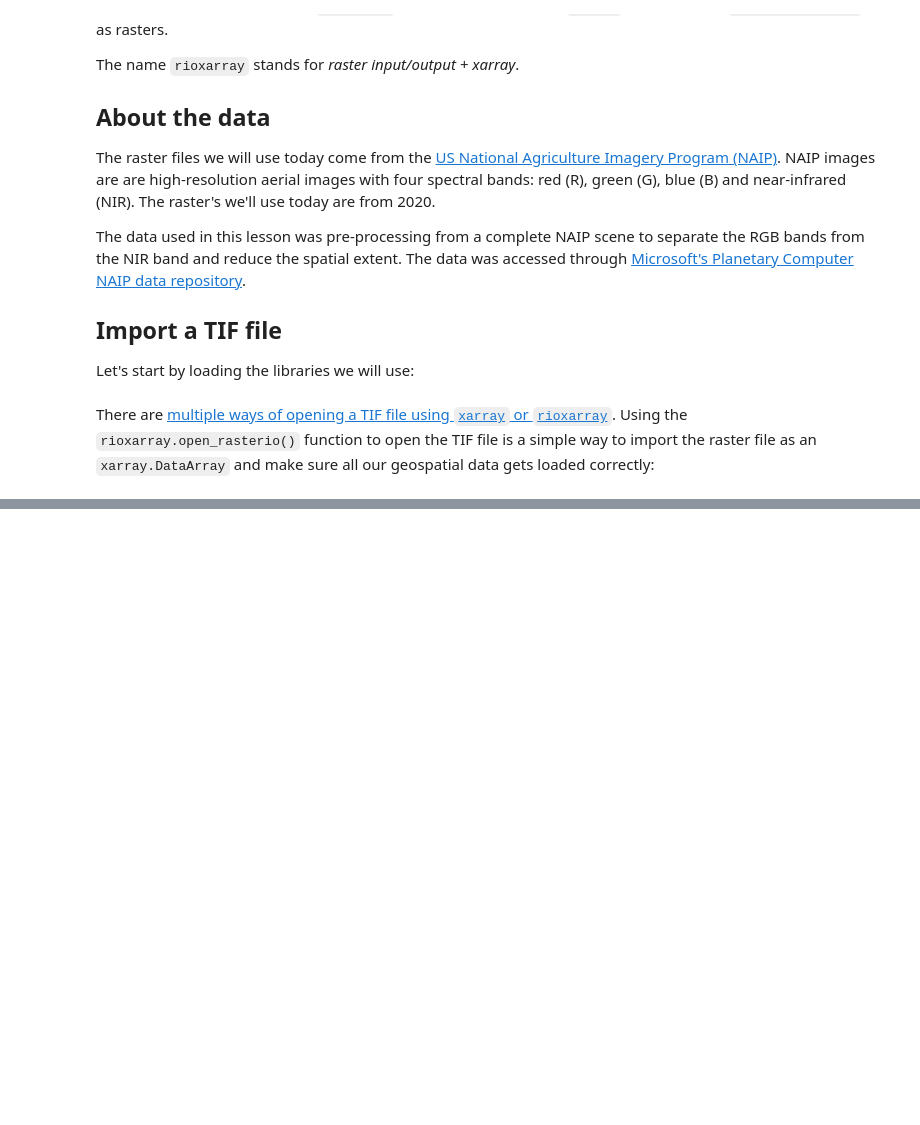
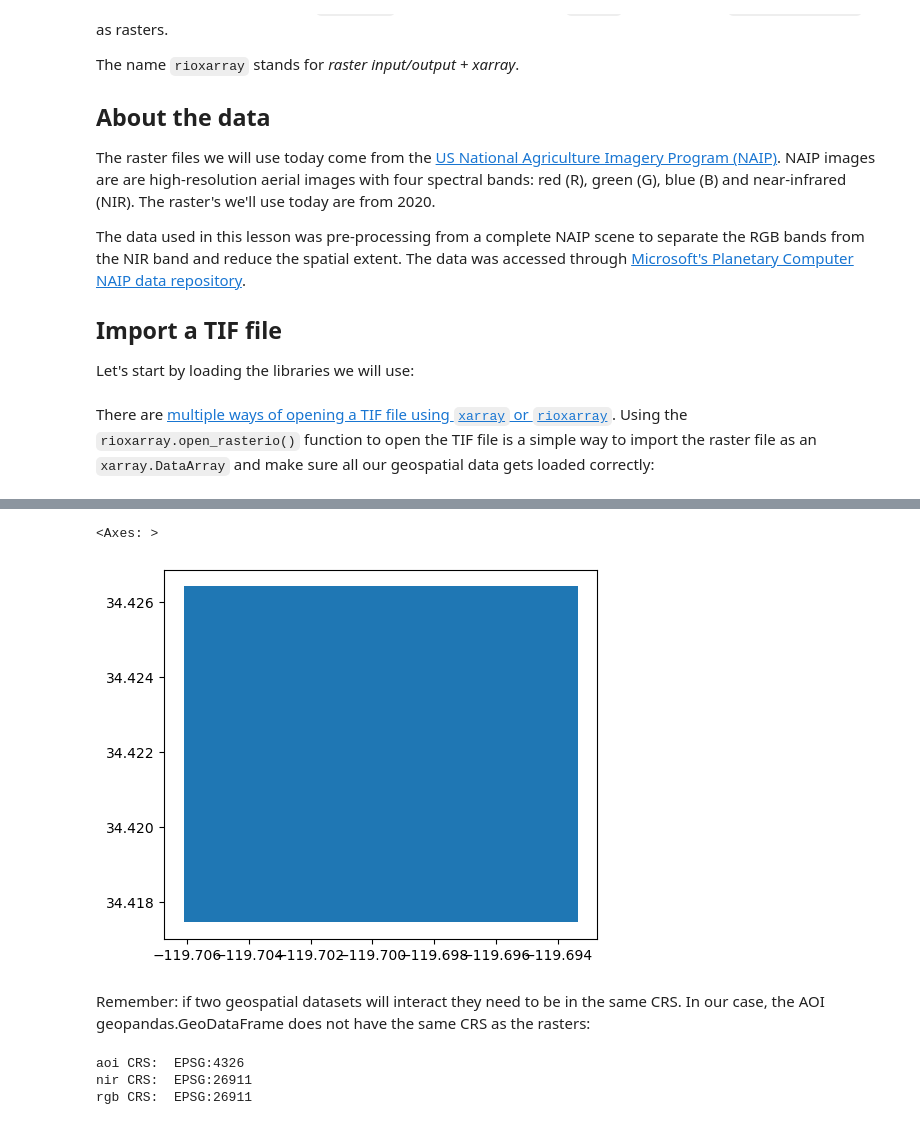
Before and after one commit to ssoriano22/eds220-in-class, a Jupyter notebook: week-8-rioxarray-STUDENTS.ipynb, the cells around one changed output, grey strips where cells are left out. Saved outputs shown, nothing was run; the diff lists cells and outputs as text; code cells hidden in the pictures; blank space fills up the shorter version.

```diff
--- a/week-8-rioxarray-STUDENTS.ipynb
+++ b/week-8-rioxarray-STUDENTS.ipynb
@@ -39,0 +203,18 @@ path = os.path.join('/',
+# %%
+fp = os.path.join('data', 'SB_aoi.geojson')
+aoi = gpd.read_file(fp)
+aoi.plot()
+# %% [output]
+<Axes: >
+[figure, added]
+# %% [markdown]
+Remember: if two geospatial datasets will interact they need to be in the same CRS. In our case, the AOI geopandas.GeoDataFrame does not have the same CRS as the rasters:
+# %%
+# Examine CRSs
+print('aoi CRS: ', aoi.crs)
+print('nir CRS: ', nir.rio.crs)
+print('rgb CRS: ', rgb.rio.crs)
+# %% [output]
+aoi CRS:  EPSG:4326
+nir CRS:  EPSG:26911
+rgb CRS:  EPSG:26911
```
Also changed, not shown: parts of 41 cells of this notebook, 1 other file.
